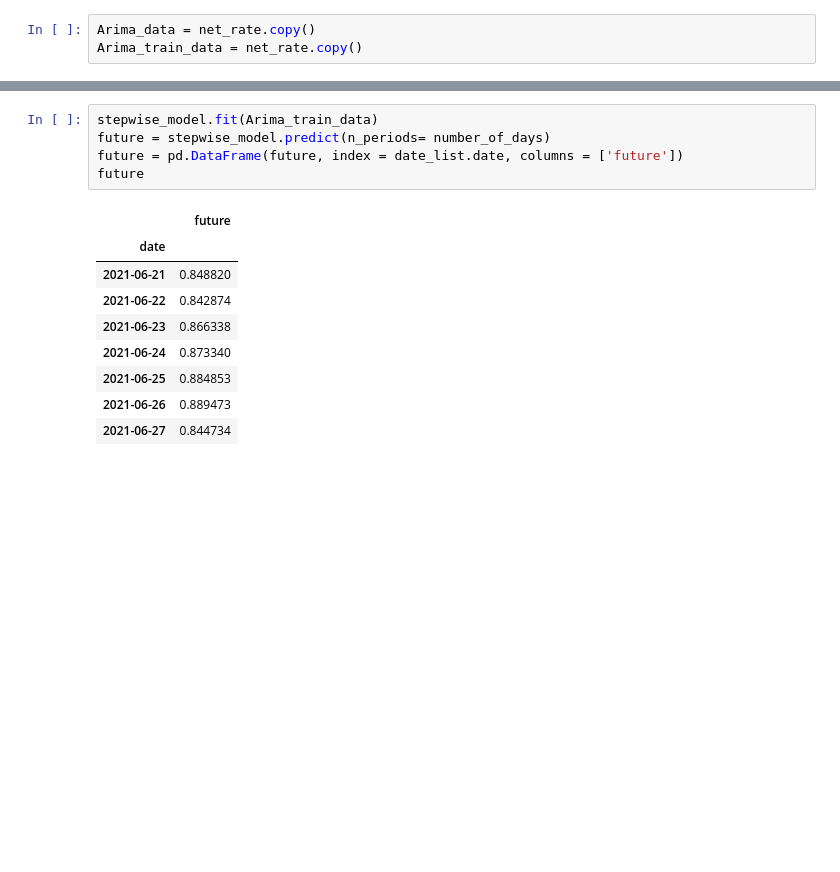
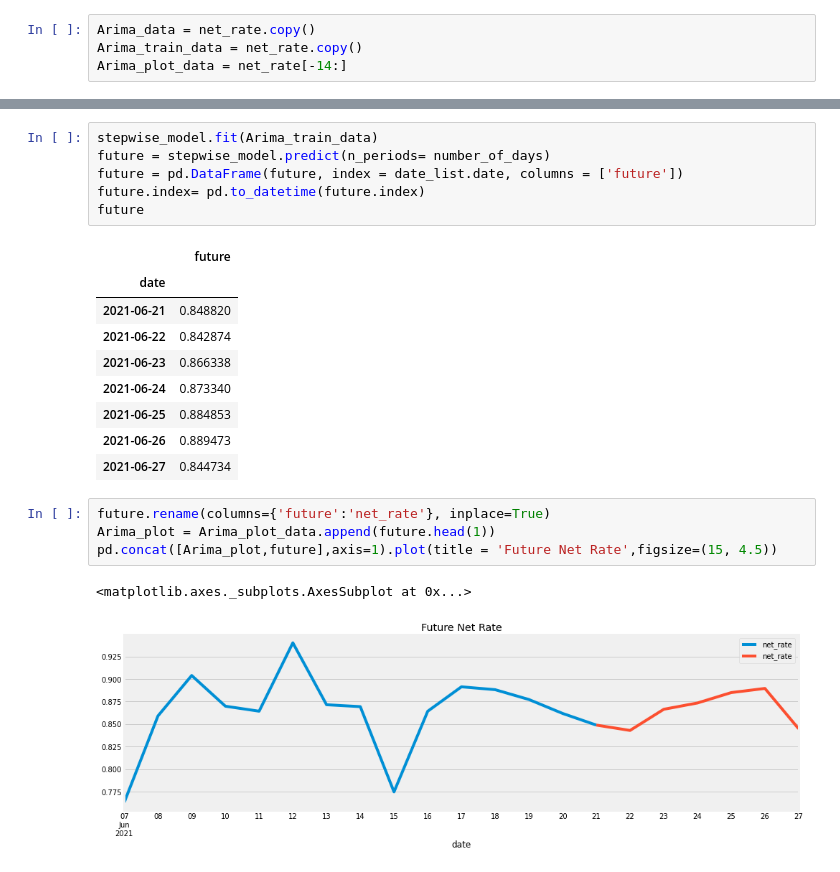
Before and after one commit to basshopee/net_rate, a Jupyter notebook: com_status_net_rate.ipynb, the cells around one changed output, grey strips where cells are left out. Drawn from its saved outputs; the diff is of its cells as text; blank space fills up the shorter version.

```diff
--- a/com_status_net_rate.ipynb
+++ b/com_status_net_rate.ipynb
@@ -552,6 +552,7 @@ plt.show()
 # %%
 Arima_data = net_rate.copy()
 Arima_train_data = net_rate.copy()
+Arima_plot_data = net_rate[-14:]
 # %%
 from pmdarima import auto_arima
 stepwise_model = auto_arima(Arima_train_data, start_p=0, start_q=0,
@@ -600,6 +601,7 @@ date_list # prediction date
 stepwise_model.fit(Arima_train_data)
 future = stepwise_model.predict(n_periods= number_of_days)
 future = pd.DataFrame(future, index = date_list.date, columns = ['future'])
+future.index= pd.to_datetime(future.index)
 future
 # %% [output]
 |  | future |
@@ -611,3 +613,10 @@ future
 | 2021-06-25 | 0.884853 |
 | 2021-06-26 | 0.889473 |
 | 2021-06-27 | 0.844734 |
+# %%
+future.rename(columns={'future':'net_rate'}, inplace=True)
+Arima_plot = Arima_plot_data.append(future.head(1))
+pd.concat([Arima_plot,future],axis=1).plot(title = 'Future Net Rate',figsize=(15, 4.5))
+# %% [output]
+<matplotlib.axes._subplots.AxesSubplot at 0x...>
+[figure, added]
```
Also changed, not shown: parts of 7 cells of this notebook.
